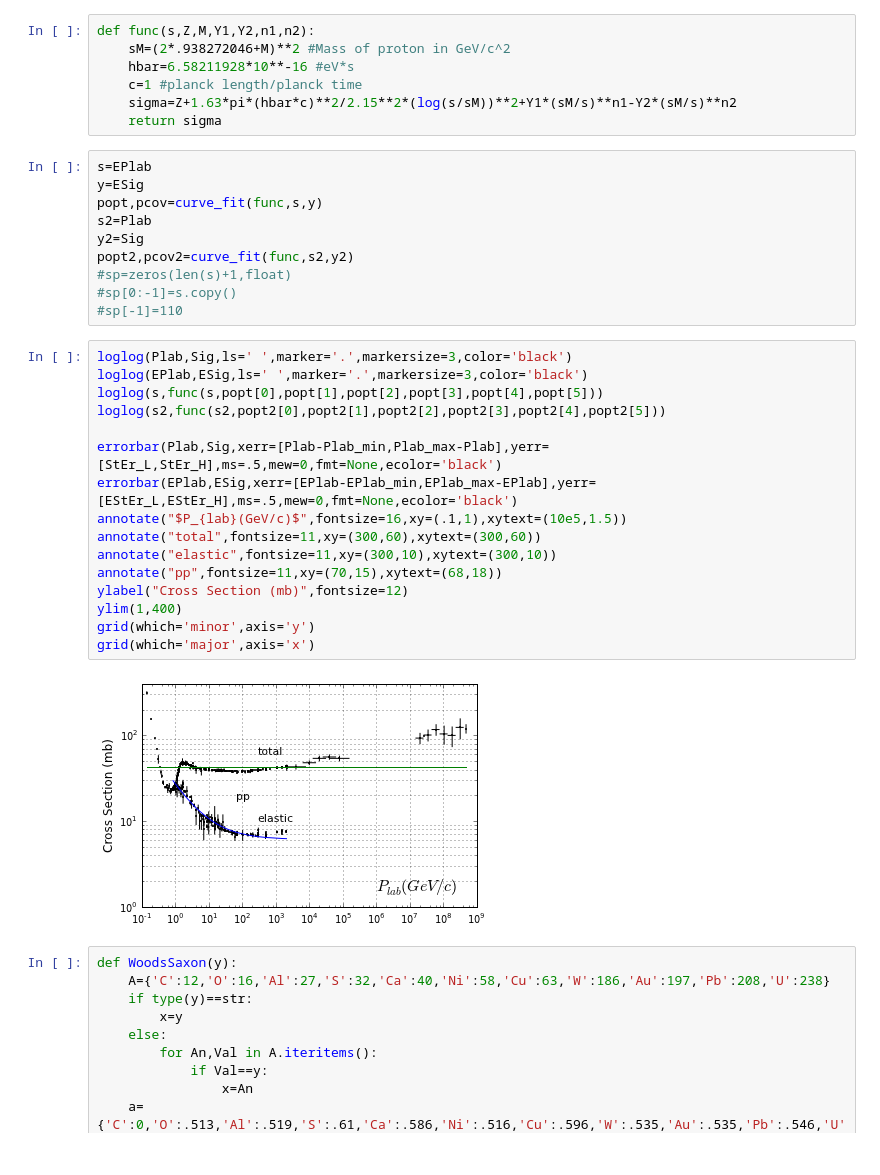
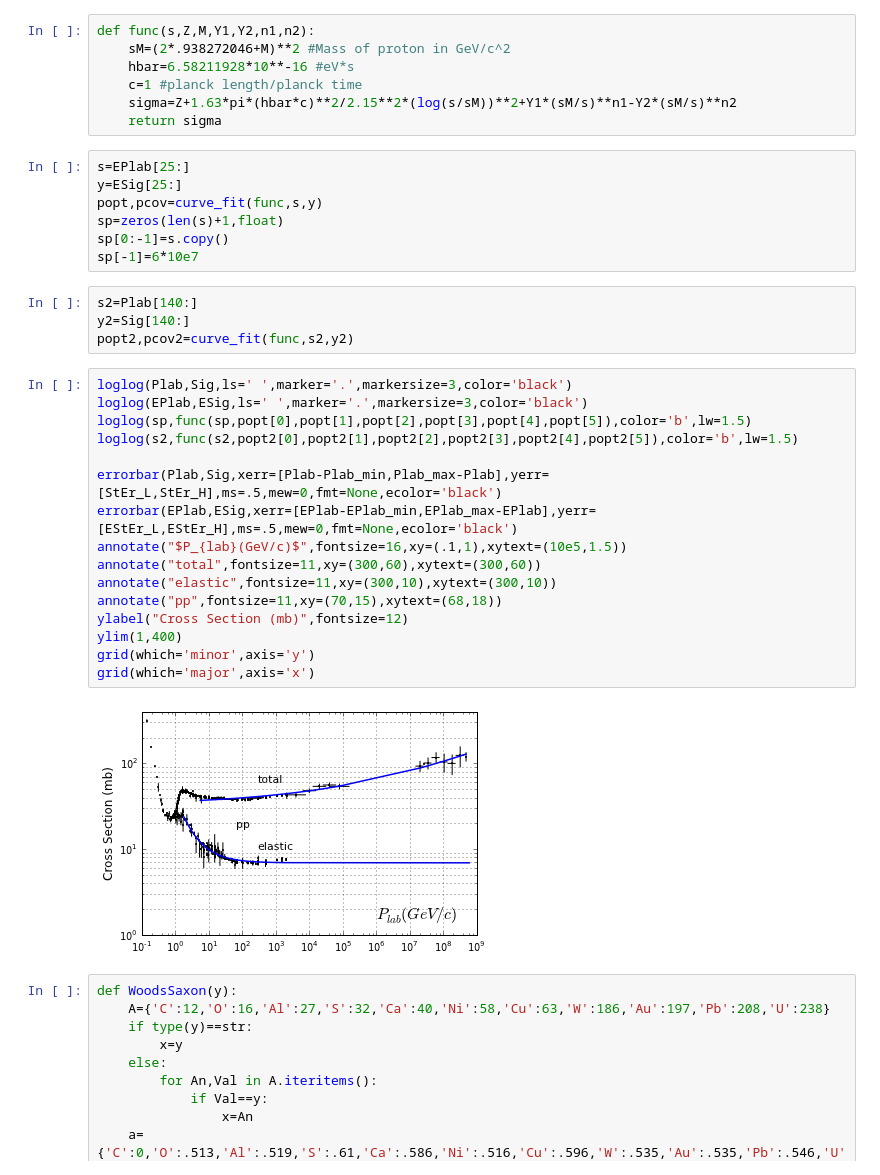
Before and after one commit to jdfreder/MCG, a Jupyter notebook: Project/NuclearInteractions.ipynb, the cells around one changed output. Drawn from its saved outputs; the diff is of its cells as text.

```diff
--- a/Project/NuclearInteractions.ipynb
+++ b/Project/NuclearInteractions.ipynb
@@ -46,33 +46,34 @@ def func(s,Z,M,Y1,Y2,n1,n2):
     sigma=Z+1.63*pi*(hbar*c)**2/2.15**2*(log(s/sM))**2+Y1*(sM/s)**n1-Y2*(sM/s)**n2
     return sigma
 # %%
-s=EPlab
-y=ESig
+s=EPlab[25:]
+y=ESig[25:]
 popt,pcov=curve_fit(func,s,y)
-s2=Plab
-y2=Sig
-popt2,pcov2=curve_fit(func,s2,y2)
-#sp=zeros(len(s)+1,float)
-#sp[0:-1]=s.copy()
-#sp[-1]=110
+sp=zeros(len(s)+1,float)
+sp[0:-1]=s.copy()
+sp[-1]=6*10e7
+# %%
+s2=Plab[140:]
+y2=Sig[140:]
+popt2,pcov2=curve_fit(func,s2,y2)
 # %%
 loglog(Plab,Sig,ls=' ',marker='.',markersize=3,color='black')
 loglog(EPlab,ESig,ls=' ',marker='.',markersize=3,color='black')
-loglog(s,func(s,popt[0],popt[1],popt[2],popt[3],popt[4],popt[5]))
-loglog(s2,func(s2,popt2[0],popt2[1],popt2[2],popt2[3],popt2[4],popt2[5]))
+loglog(sp,func(sp,popt[0],popt[1],popt[2],popt[3],popt[4],popt[5]),color='b',lw=1.5)
+loglog(s2,func(s2,popt2[0],popt2[1],popt2[2],popt2[3],popt2[4],popt2[5]),color='b',lw=1.5)
 
 errorbar(Plab,Sig,xerr=[Plab-Plab_min,Plab_max-Plab],yerr=[StEr_L,StEr_H],ms=.5,mew=0,fmt=None,ecolor='black')
 errorbar(EPlab,ESig,xerr=[EPlab-EPlab_min,EPlab_max-EPlab],yerr=[EStEr_L,EStEr_H],ms=.5,mew=0,fmt=None,ecolor='black')
 annotate("$P_{lab}(GeV/c)$",fontsize=16,xy=(.1,1),xytext=(10e5,1.5))
 annotate("total",fontsize=11,xy=(300,60),xytext=(300,60))
 annotate("elastic",fontsize=11,xy=(300,10),xytext=(300,10))
 annotate("pp",fontsize=11,xy=(70,15),xytext=(68,18))
 ylabel("Cross Section (mb)",fontsize=12)
 ylim(1,400)
 grid(which='minor',axis='y')
 grid(which='major',axis='x')
 # %% [output]
-[figure, old version]
+[figure, new version]
 # %%
 def WoodsSaxon(y):
     A={'C':12,'O':16,'Al':27,'S':32,'Ca':40,'Ni':58,'Cu':63,'W':186,'Au':197,'Pb':208,'U':238}
```
Also changed, not shown: parts of 5 cells of this notebook.
